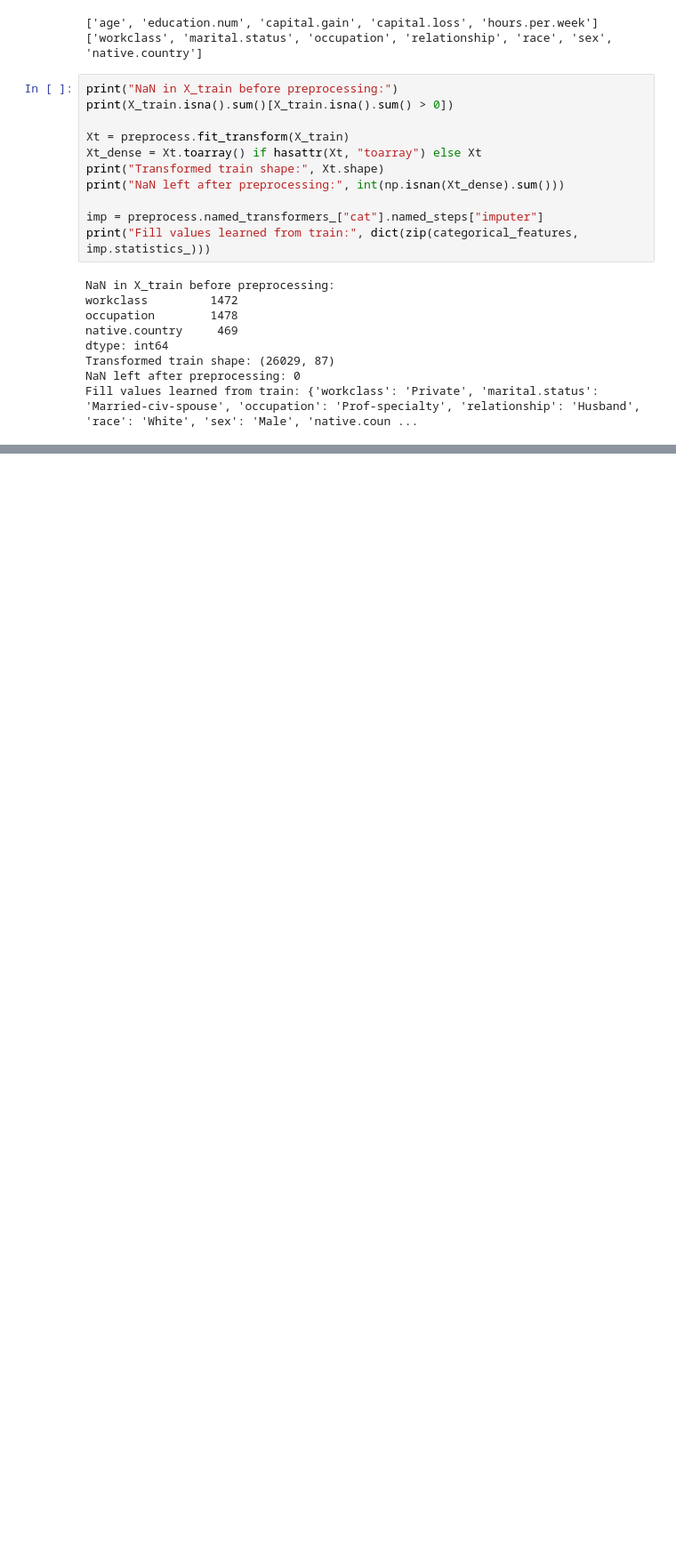
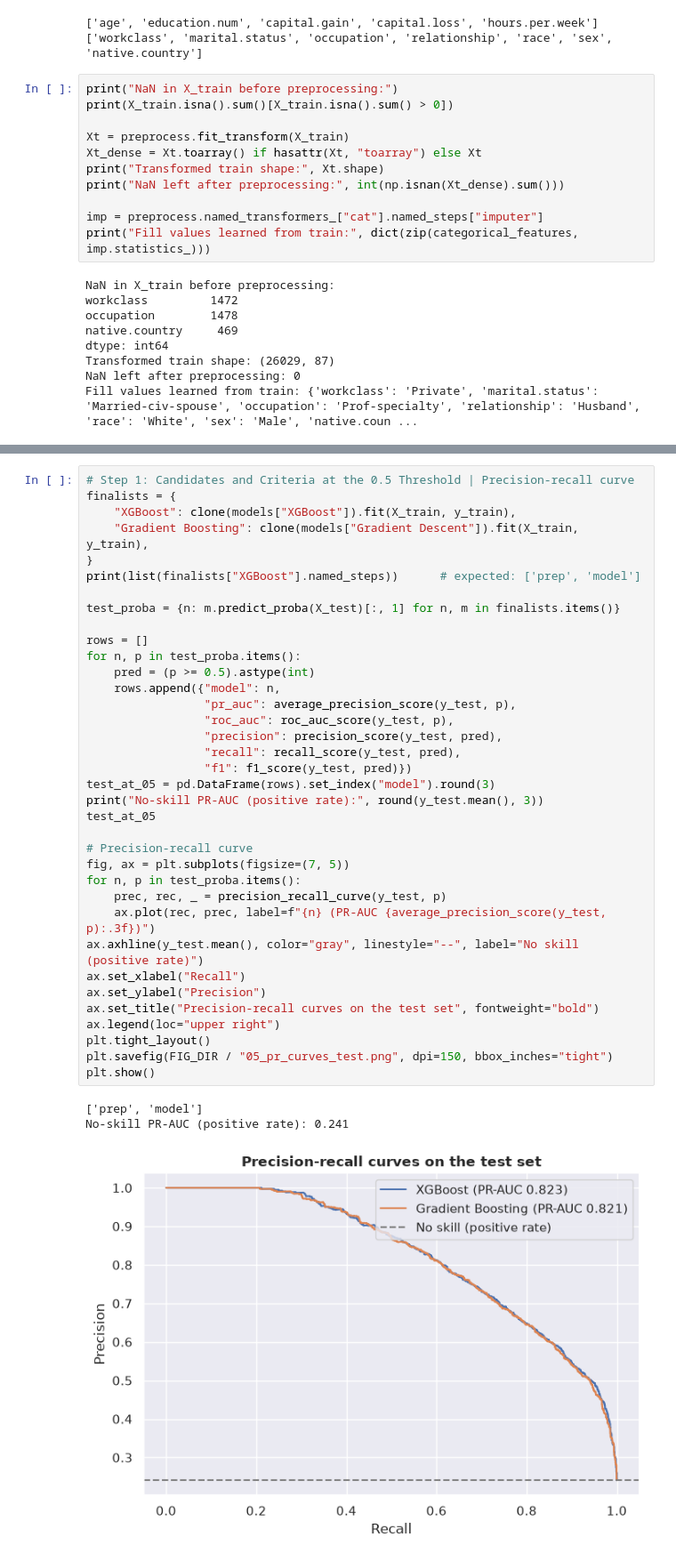
Before and after one commit to isapour0/adult-census-income, a Jupyter notebook: notebooks/adult-census-income.ipynb, the cells around one changed output, grey strips where cells are left out. Shown at 89% size. Drawn from its saved outputs; the diff is of its cells as text; blank space fills up the shorter version.

```diff
--- a/notebooks/adult-census-income.ipynb
+++ b/notebooks/adult-census-income.ipynb
@@ -772,0 +784,40 @@ fitted: XGBoost
+# %%
+# Step 1: Candidates and Criteria at the 0.5 Threshold | Precision-recall curve
+finalists = {
+    "XGBoost": clone(models["XGBoost"]).fit(X_train, y_train),
+    "Gradient Boosting": clone(models["Gradient Descent"]).fit(X_train, y_train),
+}
+print(list(finalists["XGBoost"].named_steps))      # expected: ['prep', 'model']
+
+test_proba = {n: m.predict_proba(X_test)[:, 1] for n, m in finalists.items()}
+
+rows = []
+for n, p in test_proba.items():
+    pred = (p >= 0.5).astype(int)
+    rows.append({"model": n,
+                 "pr_auc": average_precision_score(y_test, p),
+                 "roc_auc": roc_auc_score(y_test, p),
+                 "precision": precision_score(y_test, pred),
+                 "recall": recall_score(y_test, pred),
+                 "f1": f1_score(y_test, pred)})
+test_at_05 = pd.DataFrame(rows).set_index("model").round(3)
+print("No-skill PR-AUC (positive rate):", round(y_test.mean(), 3))
+test_at_05
+
+# Precision-recall curve
+fig, ax = plt.subplots(figsize=(7, 5))
+for n, p in test_proba.items():
+    prec, rec, _ = precision_recall_curve(y_test, p)
+    ax.plot(rec, prec, label=f"{n} (PR-AUC {average_precision_score(y_test, p):.3f})")
+ax.axhline(y_test.mean(), color="gray", linestyle="--", label="No skill (positive rate)")
+ax.set_xlabel("Recall")
+ax.set_ylabel("Precision")
+ax.set_title("Precision-recall curves on the test set", fontweight="bold")
+ax.legend(loc="upper right")
+plt.tight_layout()
+plt.savefig(FIG_DIR / "05_pr_curves_test.png", dpi=150, bbox_inches="tight")
+plt.show()
+# %% [output]
+['prep', 'model']
+No-skill PR-AUC (positive rate): 0.241
+[figure, added]
```
Also changed, not shown: parts of 9 cells of this notebook, 2 other files.
